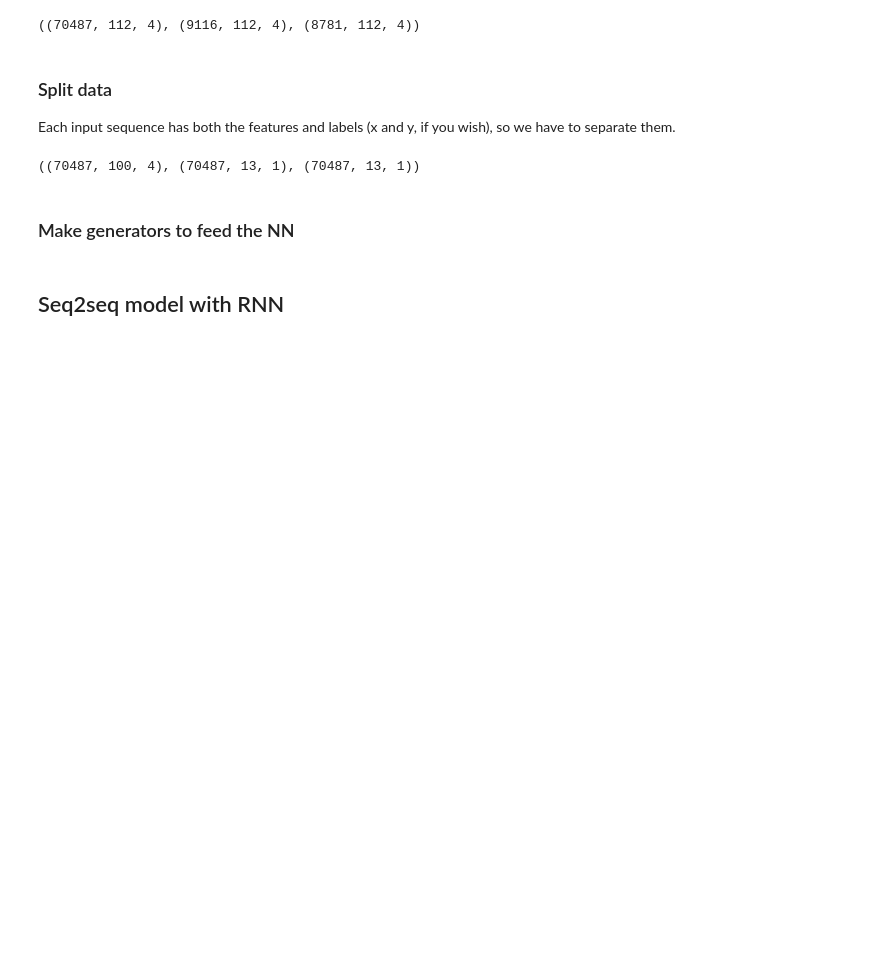
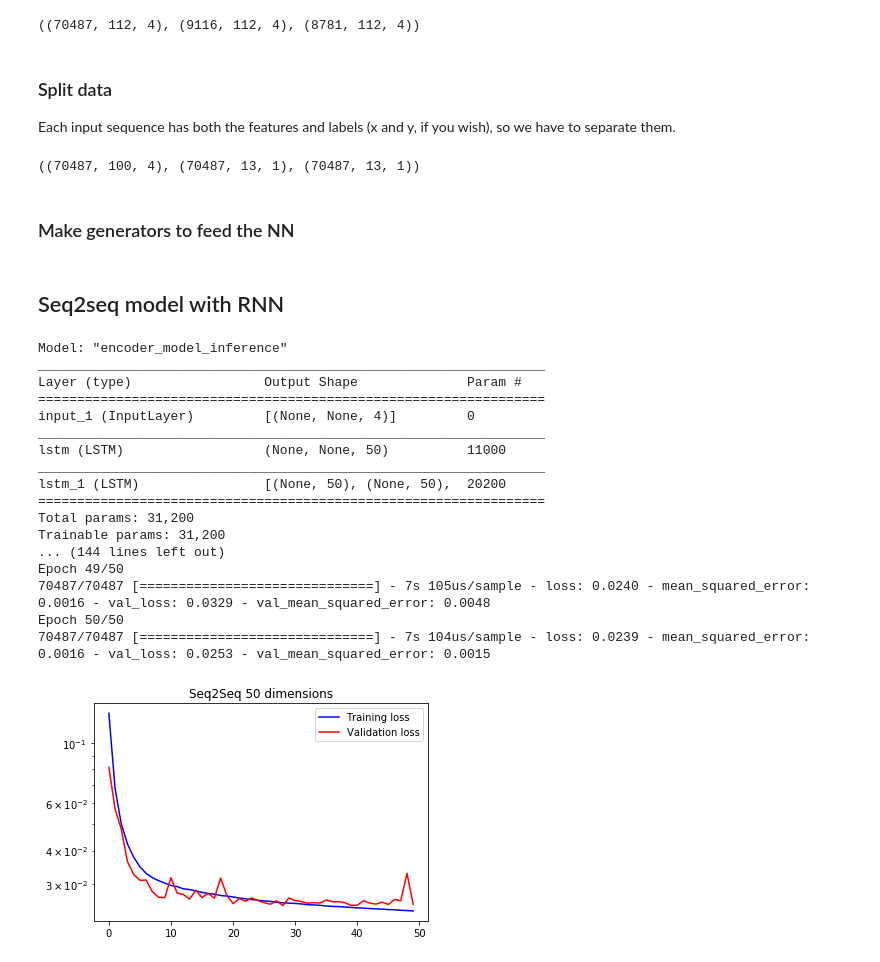
Before and after one commit to juan-arevalo/sugar_level_prediction, a Jupyter notebook: explore/seq2seq_prediction_colab.ipynb, the cells around one changed output. Cells and saved outputs as stored; diff of their text form; code cells hidden in the pictures; blank space fills up the shorter version.

Commit message:
Trainable models

```diff
--- a/explore/seq2seq_prediction_colab.ipynb
+++ b/explore/seq2seq_prediction_colab.ipynb
@@ -25,3 +26,19 @@ from tensorflow.keras.backend import clear_session
+# %%
+def plot_train_history(history, title):
+  loss = history.history['loss']
+  val_loss = history.history['val_loss']
+
+  epochs = range(len(loss))
+
+  plt.figure()
+
+  plt.plot(epochs, loss, 'b', label='Training loss')
+  plt.plot(epochs, val_loss, 'r', label='Validation loss')
+  plt.title(title)
+  plt.legend()
+
+  plt.yscale('log')
+  plt.show()
 # %% [markdown]
 ## Data preprocessing
 # %% [markdown]
@@ -129,0 +236,25 @@ test_gen = make_iterator(test_data, test_batch, num_epochs=1)
+# %%
+m, enc, dec = seq2seq(history, future, latent_dim=50, num_features=4, mn=1.0)
+m.compile(optimizer='rmsprop', loss=MAE, metrics=[MSE])
+h = m.fit(x=train_data[0], y=train_data[1], batch_size=train_batch, epochs=50,
+          validation_data=vad_data)
+plot_train_history(h, 'Seq2Seq 50 dimensions')
+# %% [output]
+Model: "encoder_model_inference"
+_________________________________________________________________
+Layer (type)                 Output Shape              Param #
+=================================================================
+input_1 (InputLayer)         [(None, None, 4)]         0
+_________________________________________________________________
+lstm (LSTM)                  (None, None, 50)          11000
+_________________________________________________________________
+lstm_1 (LSTM)                [(None, 50), (None, 50),  20200
+=================================================================
+Total params: 31,200
+Trainable params: 31,200
+... (144 lines left out)
+Epoch 49/50
+70487/70487 [==============================] - 7s 105us/sample - loss: 0.0240 - mean_squared_error: 0.0016 - val_loss: 0.0329 - val_mean_squared_error: 0.0048
+Epoch 50/50
+70487/70487 [==============================] - 7s 104us/sample - loss: 0.0239 - mean_squared_error: 0.0016 - val_loss: 0.0253 - val_mean_squared_error: 0.0015
+[figure, added]
```
Also changed, not shown: parts of 16 cells of this notebook.
